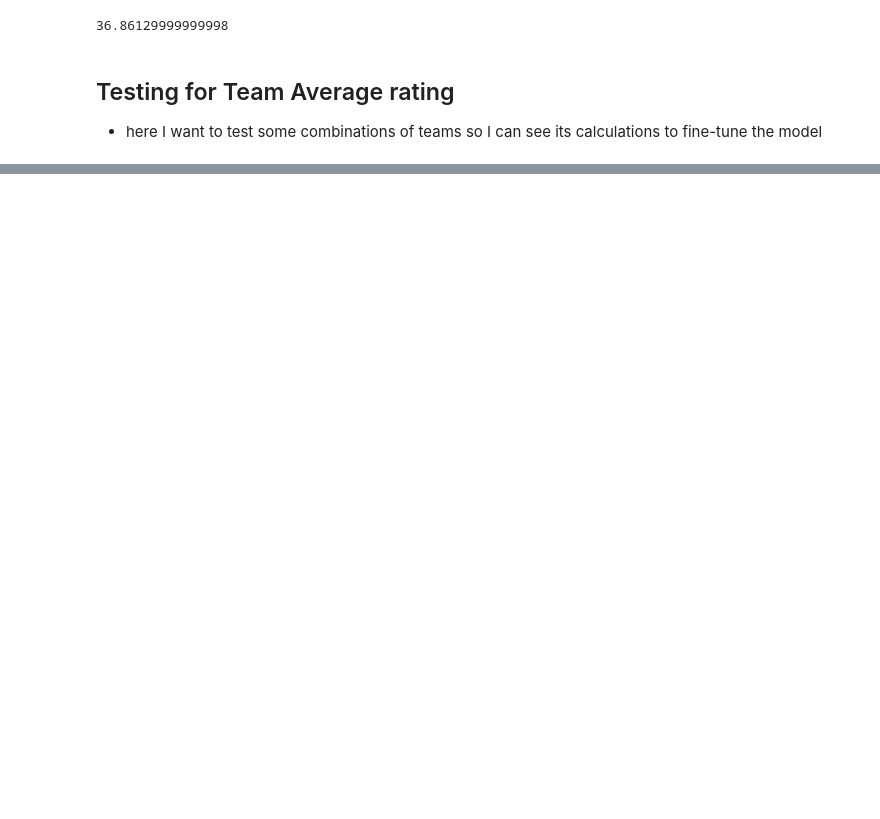
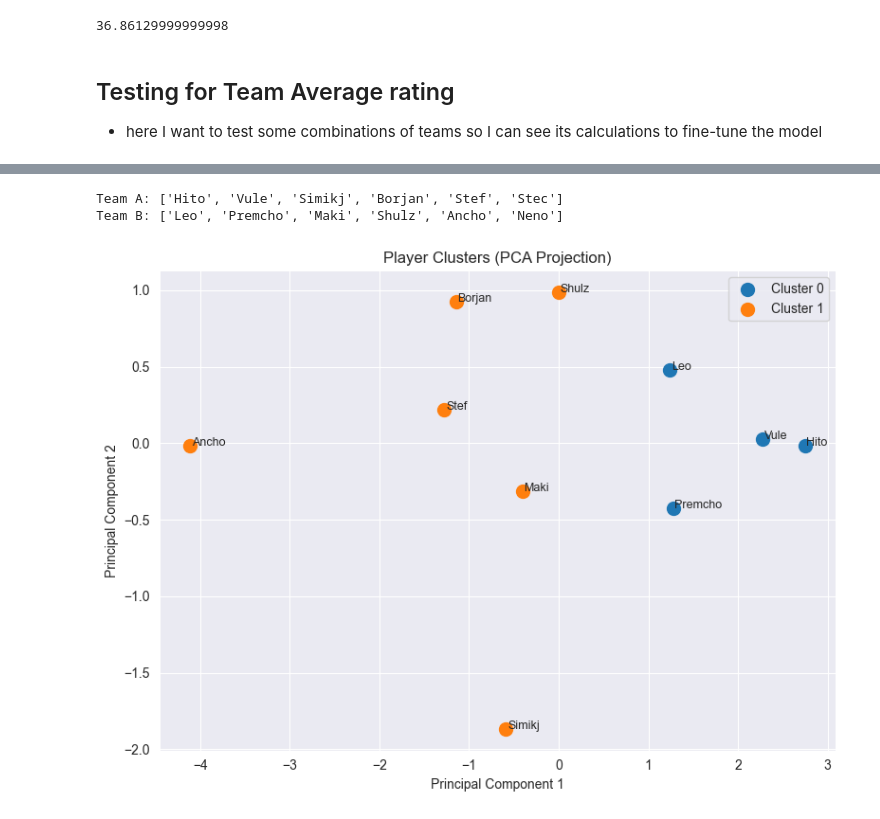
Before and after one commit to leonasanovski/Team-Splitter, a Jupyter notebook: code.ipynb, the cells around one changed output, grey strips where cells are left out. Saved outputs shown, nothing was run; the diff lists cells and outputs as text; code cells hidden in the pictures; blank space fills up the shorter version.

Commit message:
Updated formations in the team and added clustering
Clustering does not give good results, but everything else seems ok

```diff
--- a/code.ipynb
+++ b/code.ipynb
@@ -757,6 +760,16 @@ def statistics_for_teams(team_1_names, team_2_names, df_with_ratings):
 
 def df_to_list(team_1_df, team_2_df):
     return team_1_df['name'].tolist(),team_2_df['name'].tolist()
+
+ROLE_WEIGHTS = {'D': 1, 'M': 2, 'A': 3}
+def calculate_role_balance(team_df):
+    counts = team_df['position'].value_counts()
+    score = (
+        counts.get('D', 0) * ROLE_WEIGHTS['D'] +
+        counts.get('M', 0) * ROLE_WEIGHTS['M'] +
+        counts.get('A', 0) * ROLE_WEIGHTS['A']
+    )
+    return score
 # %%
 #Function
 def generate_random_team_splits(df_with_ratings, num_splits=20):
@@ -826,0 +1034,2 @@ plt.show()
+# %%
+set_of_features = ['gc_per_match','passing','physical','skill','rating']
@@ -826,0 +1093,11 @@ plt.show()
+# %%
+pairs = clustering_usage(set_of_features, match_outfield, 2)
+clustered_tA, clustered_tB = make_teams_from_clusters(pairs)
+
+print("Team A:", clustered_tA)
+print("Team B:", clustered_tB)
+plot_clusters(set_of_features,match_outfield)
+# %% [output]
+Team A: ['Hito', 'Vule', 'Simikj', 'Borjan', 'Stef', 'Stec']
+Team B: ['Leo', 'Premcho', 'Maki', 'Shulz', 'Ancho', 'Neno']
+[figure, added]
```
Also changed, not shown: parts of 16 cells of this notebook.
